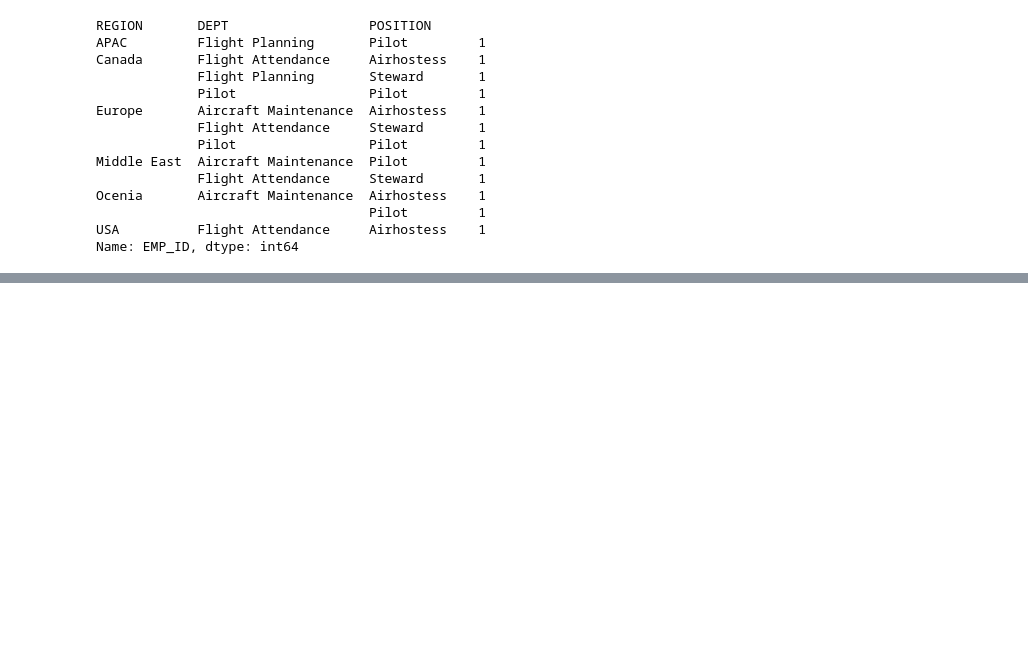
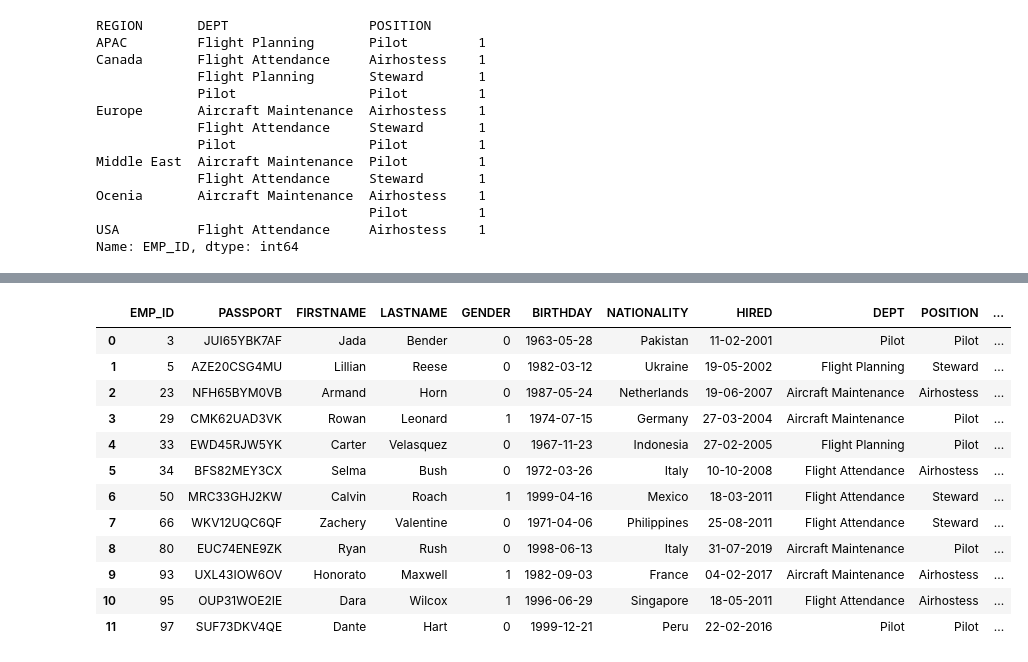
Before and after one commit to devmountaintechfest/hackathon-season2, a Jupyter notebook: src/vistualize.ipynb, the cells around one changed output, grey strips where cells are left out. Saved outputs shown, nothing was run; the diff lists cells and outputs as text; code cells hidden in the pictures; blank space fills up the shorter version.

```diff
--- a/src/vistualize.ipynb
+++ b/src/vistualize.ipynb
@@ -63,0 +69,19 @@ Name: EMP_ID, dtype: int64
+# %%
+devclubDf["BIRTHDAY"]= pd.to_datetime(devclubDf["BIRTHDAY"])
+devclubDf["TODAY"] = pd.to_datetime("today")
+devclubDf["AGE"]=((devclubDf["TODAY"]-devclubDf["BIRTHDAY"])/ np.timedelta64(1, 'Y')).apply(np.floor)
+devclubDf
+# %% [output]
+|  | EMP_ID | PASSPORT | FIRSTNAME | LASTNAME | GENDER | BIRTHDAY | NATIONALITY | HIRED | DEPT | POSITION | ... |
+| 0 | 3 | JUI65YBK7AF | Jada | Bender | 0 | 1963-05-28 | Pakistan | 11-02-2001 | Pilot | Pilot | ... |
+| 1 | 5 | AZE20CSG4MU | Lillian | Reese | 0 | 1982-03-12 | Ukraine | 19-05-2002 | Flight Planning | Steward | ... |
+| 2 | 23 | NFH65BYM0VB | Armand | Horn | 0 | 1987-05-24 | Netherlands | 19-06-2007 | Aircraft Maintenance | Airhostess | ... |
+| 3 | 29 | CMK62UAD3VK | Rowan | Leonard | 1 | 1974-07-15 | Germany | 27-03-2004 | Aircraft Maintenance | Pilot | ... |
+| 4 | 33 | EWD45RJW5YK | Carter | Velasquez | 0 | 1967-11-23 | Indonesia | 27-02-2005 | Flight Planning | Pilot | ... |
+| 5 | 34 | BFS82MEY3CX | Selma | Bush | 0 | 1972-03-26 | Italy | 10-10-2008 | Flight Attendance | Airhostess | ... |
+| 6 | 50 | MRC33GHJ2KW | Calvin | Roach | 1 | 1999-04-16 | Mexico | 18-03-2011 | Flight Attendance | Steward | ... |
+| 7 | 66 | WKV12UQC6QF | Zachery | Valentine | 0 | 1971-04-06 | Philippines | 25-08-2011 | Flight Attendance | Steward | ... |
+| 8 | 80 | EUC74ENE9ZK | Ryan | Rush | 0 | 1998-06-13 | Italy | 31-07-2019 | Aircraft Maintenance | Pilot | ... |
+| 9 | 93 | UXL43IOW6OV | Honorato | Maxwell | 1 | 1982-09-03 | France | 04-02-2017 | Aircraft Maintenance | Airhostess | ... |
+| 10 | 95 | OUP31WOE2IE | Dara | Wilcox | 1 | 1996-06-29 | Singapore | 18-05-2011 | Flight Attendance | Airhostess | ... |
+| 11 | 97 | SUF73DKV4QE | Dante | Hart | 0 | 1999-12-21 | Peru | 22-02-2016 | Pilot | Pilot | ... |
```
Also changed, not shown: parts of 4 cells of this notebook.
